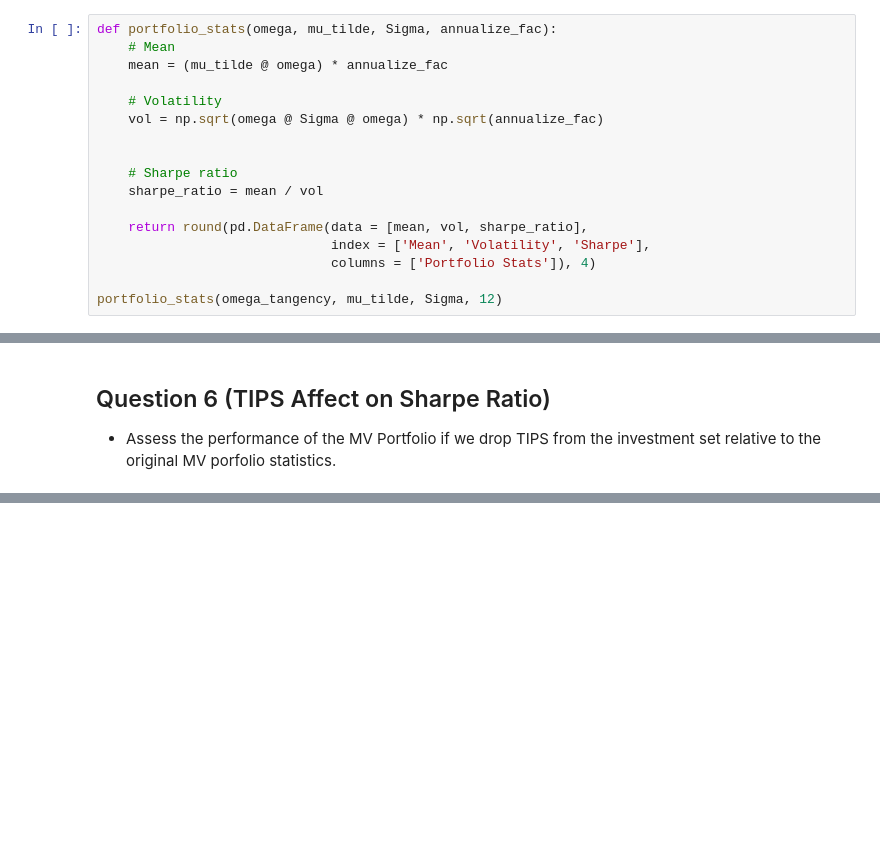
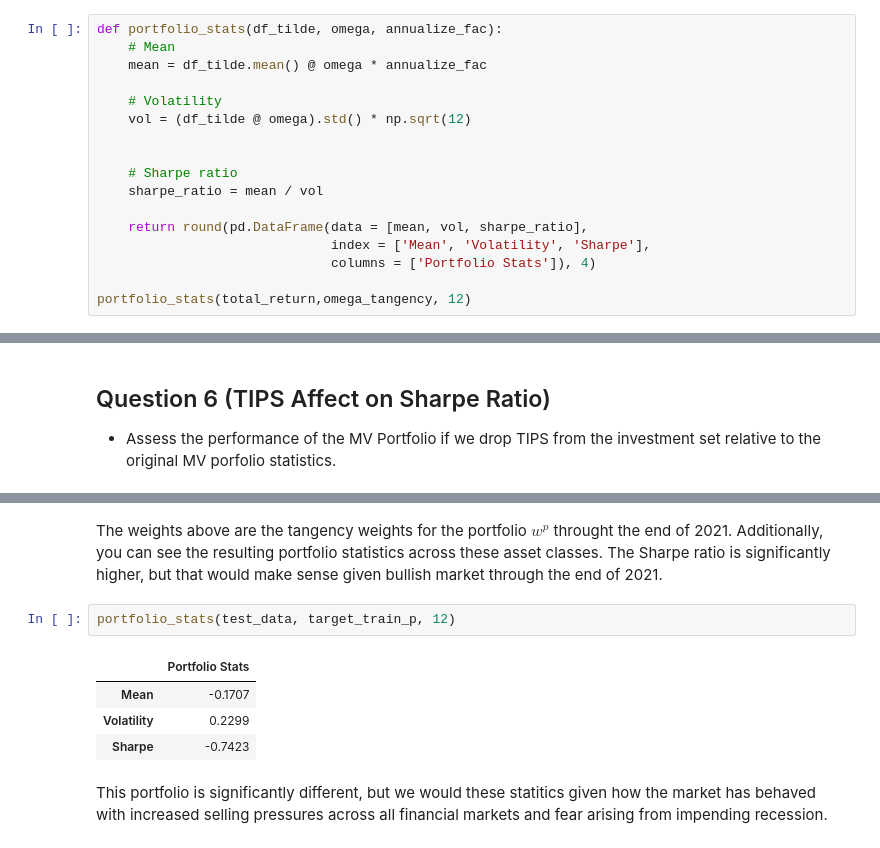
Before and after one commit to dcstein22/portfolio_theory, a Jupyter notebook: Homework_1.ipynb, the cells around one changed output, grey strips where cells are left out. Saved outputs shown, nothing was run; the diff lists cells and outputs as text; blank space fills up the shorter version.

```diff
--- a/Homework_1.ipynb
+++ b/Homework_1.ipynb
@@ -196,12 +211,12 @@ omega_tangency.to_frame('Tangency Weights')
 # %% [markdown]
 The weights above reflect the weights of the portfolio tangent to mean-volatitility frontier.
 # %%
-def portfolio_stats(omega, mu_tilde, Sigma, annualize_fac):
+def portfolio_stats(df_tilde, omega, annualize_fac):
     # Mean
-    mean = (mu_tilde @ omega) * annualize_fac
+    mean = df_tilde.mean() @ omega * annualize_fac
 
     # Volatility
-    vol = np.sqrt(omega @ Sigma @ omega) * np.sqrt(annualize_fac)
+    vol = (df_tilde @ omega).std() * np.sqrt(12)
 
 
     # Sharpe ratio
@@ -211,7 +226,7 @@ def portfolio_stats(omega, mu_tilde, Sigma, annualize_fac):
                               index = ['Mean', 'Volatility', 'Sharpe'],
                               columns = ['Portfolio Stats']), 4)
 
-portfolio_stats(omega_tangency, mu_tilde, Sigma, 12)
+portfolio_stats(total_return,omega_tangency, 12)
 # %% [output]
 |  | Portfolio Stats |
 | Mean | 0.3428 |
@@ -402,0 +457,11 @@ AttributeError: 'float' object has no attribute 'dropna'
+# %% [markdown]
+The weights above are the tangency weights for the portfolio $w^p$ throught the end of 2021. Additionally, you can see the resulting portfolio statistics across these asset classes. The Sharpe ratio is significantly higher, but that would make sense given bullish market through the end of 2021.
+# %%
+portfolio_stats(test_data, target_train_p, 12)
+# %% [output]
+|  | Portfolio Stats |
+| Mean | -0.1707 |
+| Volatility | 0.2299 |
+| Sharpe | -0.7423 |
+# %% [markdown]
+This portfolio is significantly different, but we would these statitics given how the market has behaved with increased selling pressures across all financial markets and fear arising from impending recession.
```
Also changed, not shown: parts of 18 cells of this notebook.
